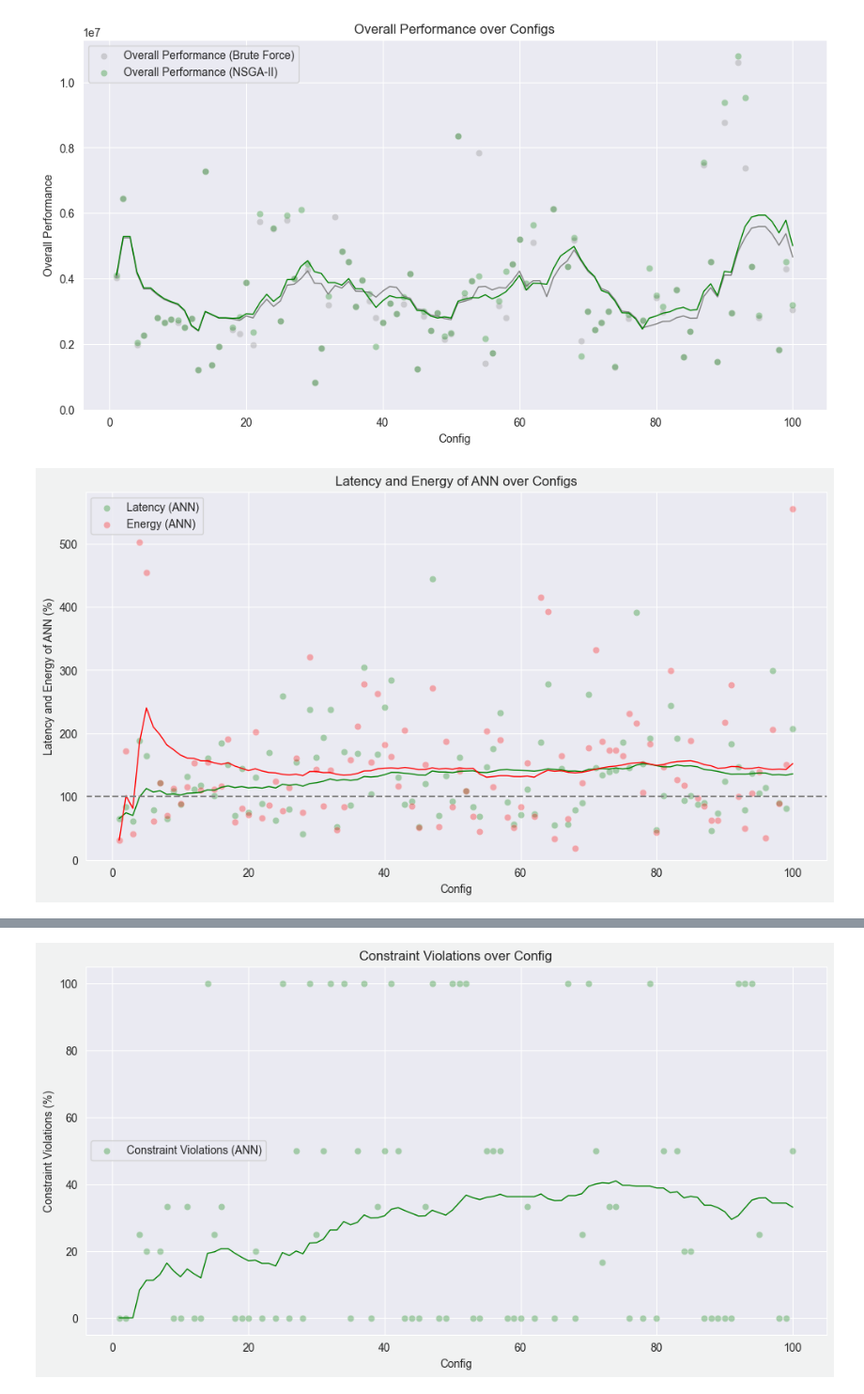
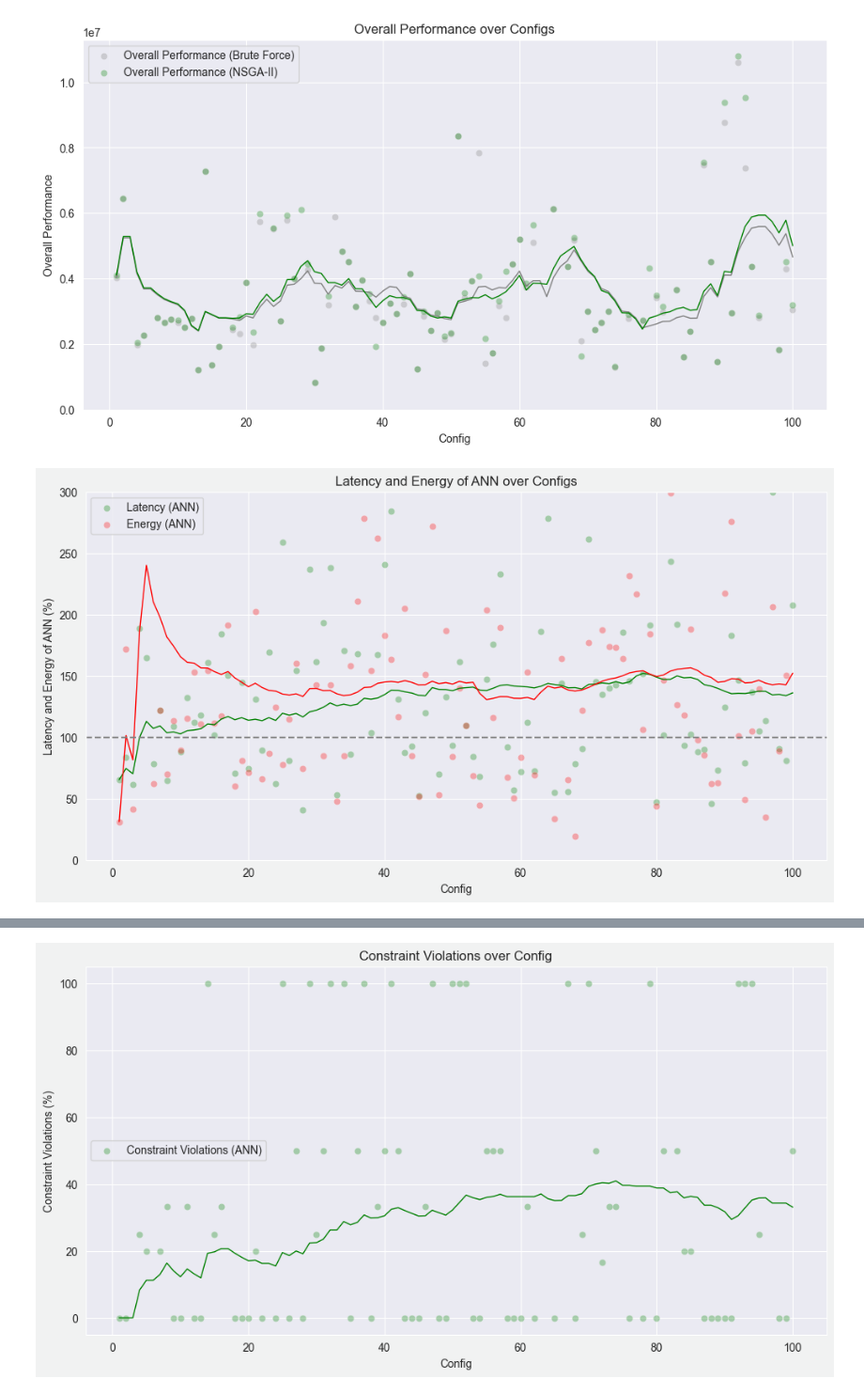
Before and after one commit to mpgallage/computing-continuum-simulator, a Jupyter notebook: analysis/analysis_mini.ipynb, the cells around one changed output, grey strips where cells are left out. Shown at 94% size. Drawn from its saved outputs; the diff is of its cells as text; code cells hidden in the pictures.

Commit message:
Changing the ylim to change graphs to the same scale

```diff
--- a/analysis/analysis_mini.ipynb
+++ b/analysis/analysis_mini.ipynb
@@ -146,33 +150,34 @@ plt.show()
 # %%
 # Calculating latency and energy as a percentage of latency
 combined_data['latency_ann_percent'] = (combined_data['latency_ann'] / combined_data['latency']) * 100
 combined_data['energy_ann_percent'] = (combined_data['energy_ann'] / combined_data['energy']) * 100
 
 # Extracting config number from the 'config' column
 combined_data['config_number'] = combined_data['config'].str.extract('(\d+)').astype(int)
 
 # Creating the line plot
 plt.figure(figsize=(12, 6), facecolor='#f1f2f2')
 sns.scatterplot(x='config_number', y='latency_ann_percent', data=combined_data, label='Latency (ANN)', color='green', alpha=0.3)
 sns.scatterplot(x='config_number', y='energy_ann_percent', data=combined_data, label='Energy (ANN)', color='red', alpha=0.3)
 
 # Drawing a moving average line through the scatter points
 window_size = 50
 sns.lineplot(x='config_number', y=combined_data['latency_ann_percent'].rolling(window=window_size, min_periods=1).mean(), data=combined_data, color='green', lw=1)
 sns.lineplot(x='config_number', y=combined_data['energy_ann_percent'].rolling(window=window_size, min_periods=1).mean(), data=combined_data, color='red', lw=1)
 
 plt.axhline(100, color='gray', linestyle='--')
 
+plt.ylim(0, 300)
 title = 'Latency and Energy of ANN over Configs'
 plt.title(title)
 plt.xlabel('Config')
 plt.ylabel('Latency and Energy of ANN (%)')
 plt.legend()
 plt.ylim(ymin=0)
 plt.savefig(f'../images/{title.replace(" ", "_")}')
 plt.show()
 # %% [output]
-[figure, old version]
+[figure, new version]
 # %%
 # Calculating objective fundtion as a percentage of brute force objective function
 combined_data['obj_function_percentage_ann'] = (combined_data['obj_function_ann'] / combined_data['obj_function']) * 100
```
Also changed, not shown: parts of 6 cells of this notebook, 5 other files.
